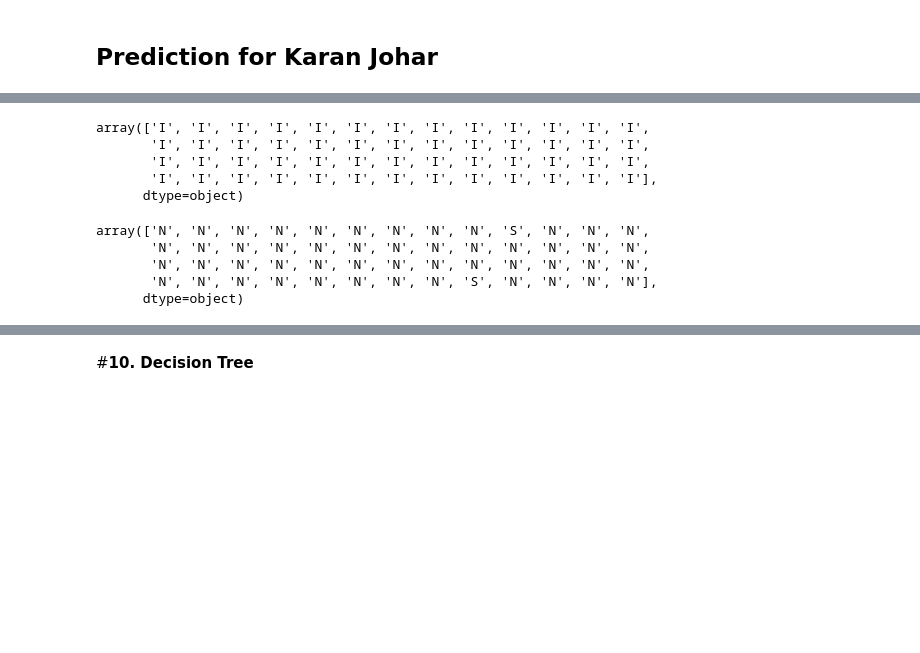
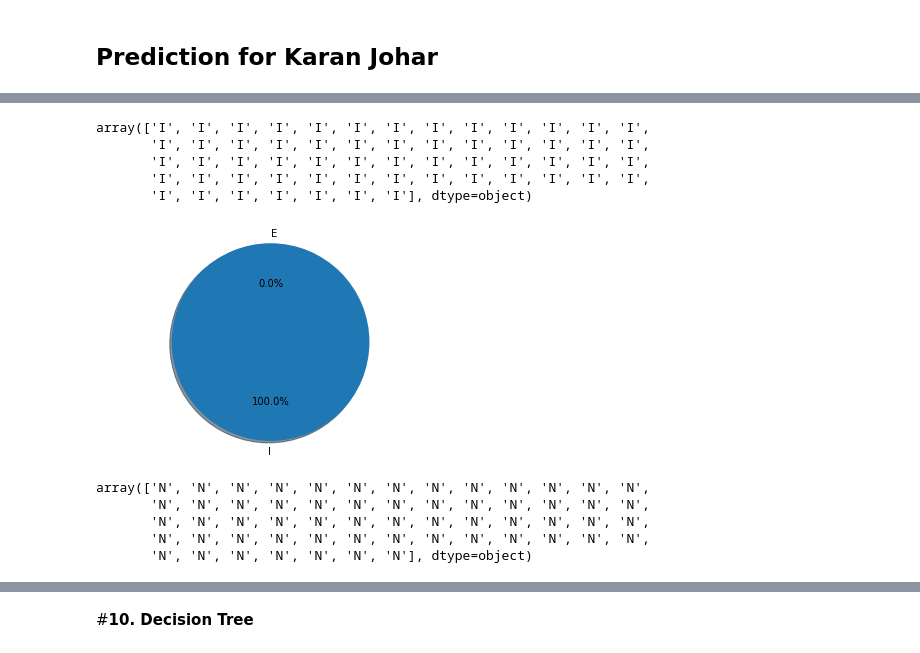
Before and after one commit to Suma-Marri/MBTI-Prediction, a Jupyter notebook: MBTI_Classification.ipynb, the cells around one changed output, grey strips where cells are left out. Cells and saved outputs as stored; diff of their text form; code cells hidden in the pictures; blank space fills up the shorter version.

```diff
--- a/MBTI_Classification.ipynb
+++ b/MBTI_Classification.ipynb
@@ -1663,21 +1719,36 @@ pop_X_tf=  tf.fit_transform(pop_X).toarray()
 ieModel = model_linear_svc.fit(xIETrain, yIE)
 # %%
 predicted_ie = ieModel.predict(pop_X_tf)
-ieModel.predict(pop_X_tf)
+predicted_ie
 # %% [output]
 array(['I', 'I', 'I', 'I', 'I', 'I', 'I', 'I', 'I', 'I', 'I', 'I', 'I',
        'I', 'I', 'I', 'I', 'I', 'I', 'I', 'I', 'I', 'I', 'I', 'I', 'I',
        'I', 'I', 'I', 'I', 'I', 'I', 'I', 'I', 'I', 'I', 'I', 'I', 'I',
-       'I', 'I', 'I', 'I', 'I', 'I', 'I', 'I', 'I', 'I', 'I', 'I', 'I'],
-      dtype=object)
+       'I', 'I', 'I', 'I', 'I', 'I', 'I', 'I', 'I', 'I', 'I', 'I', 'I',
+       'I', 'I', 'I', 'I', 'I', 'I', 'I'], dtype=object)
+# %%
+I = np.count_nonzero(predicted_ie == 'I')/predicted_ie.size
+E = np.count_nonzero(predicted_ie == 'E')/predicted_ie.size
+# %%
+labels_ie = 'I', 'E'
+sizes_ie = [I, E]
+
+fig1, ax1 = plt.subplots()
+ax1.pie(sizes_ie, labels=labels_ie, autopct='%1.1f%%',
+        shadow=True, startangle=90)
+ax1.axis('equal')
+
+plt.show()
+# %% [output]
+[figure, added]
 # %%
 nsModel =  model_linear_svc.fit(xNSTrain, yNS)
 # %%
 predicted_ns = nsModel.predict(pop_X_tf)
-nsModel.predict(pop_X_tf)
+predicted_ns
 # %% [output]
-array(['N', 'N', 'N', 'N', 'N', 'N', 'N', 'N', 'N', 'S', 'N', 'N', 'N',
+array(['N', 'N', 'N', 'N', 'N', 'N', 'N', 'N', 'N', 'N', 'N', 'N', 'N',
        'N', 'N', 'N', 'N', 'N', 'N', 'N', 'N', 'N', 'N', 'N', 'N', 'N',
        'N', 'N', 'N', 'N', 'N', 'N', 'N', 'N', 'N', 'N', 'N', 'N', 'N',
-       'N', 'N', 'N', 'N', 'N', 'N', 'N', 'N', 'S', 'N', 'N', 'N', 'N'],
-      dtype=object)
+       'N', 'N', 'N', 'N', 'N', 'N', 'N', 'N', 'N', 'N', 'N', 'N', 'N',
+       'N', 'N', 'N', 'N', 'N', 'N', 'N'], dtype=object)
```
Also changed, not shown: parts of 45 cells of this notebook.
